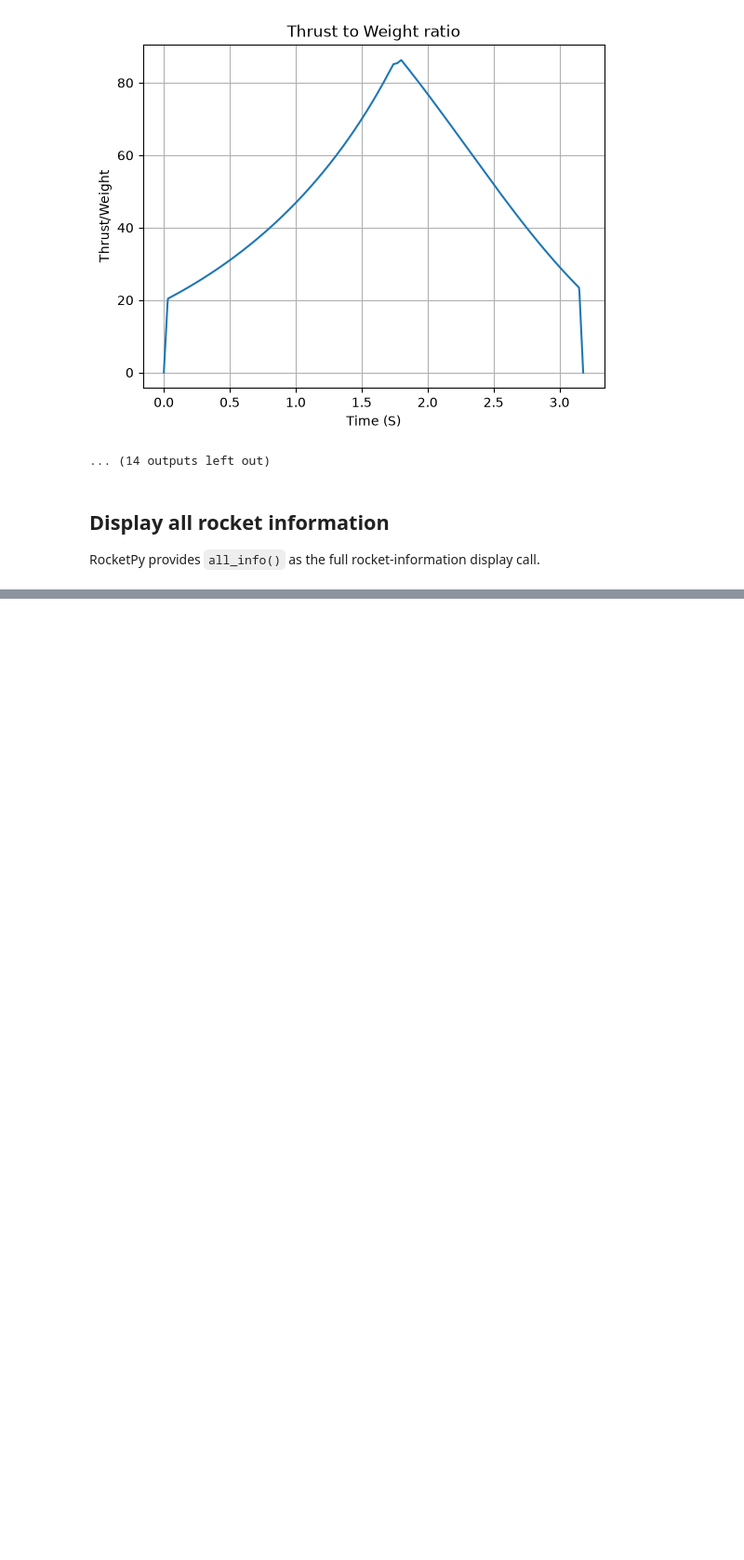
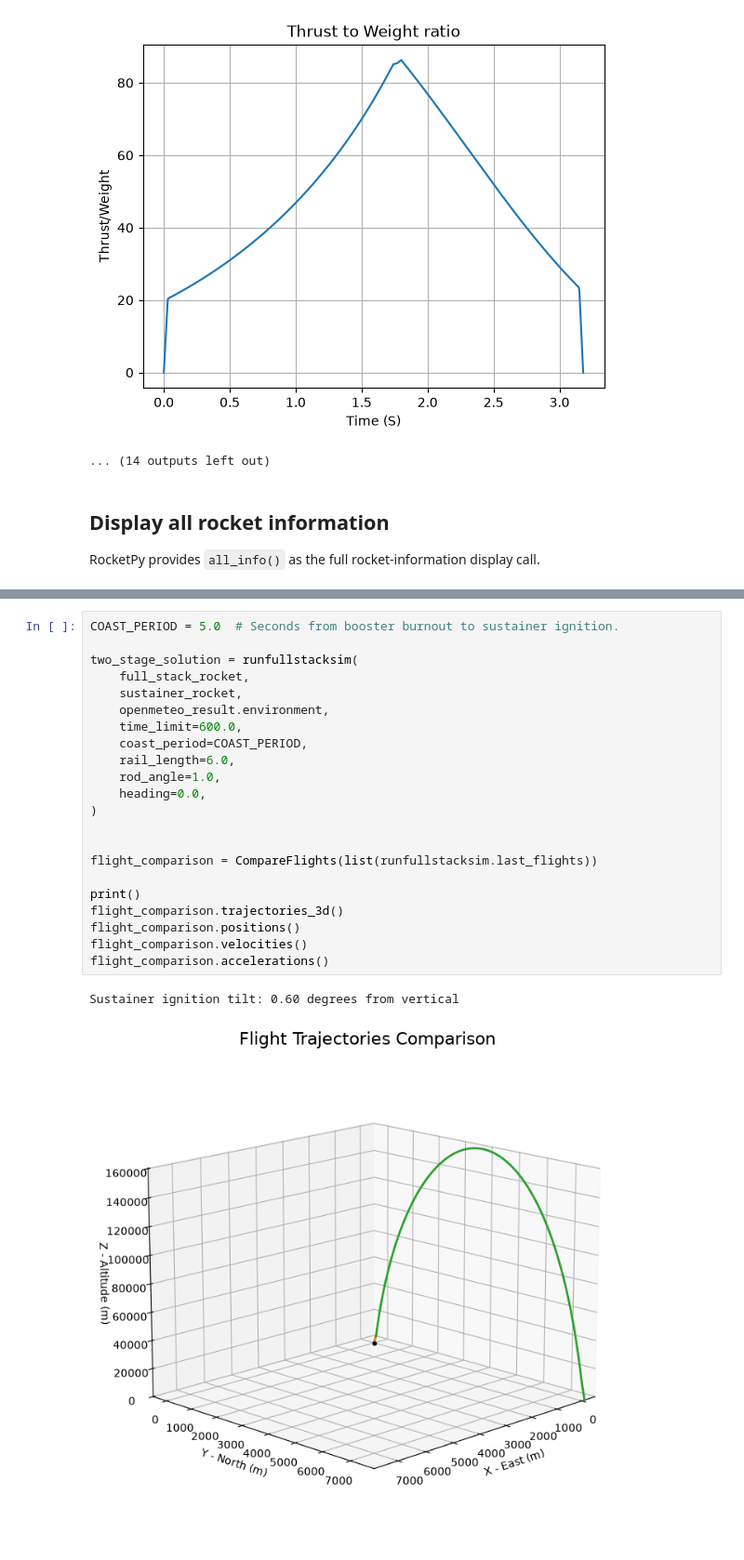
Before and after one commit to prs2026/farfromheaven, a Jupyter notebook: sims/rocketpy/singlesim.ipynb, the cells around one changed output, grey strips where cells are left out. Shown at 93% size. Cells and saved outputs as stored; diff of their text form; blank space fills up the shorter version.

```diff
--- a/sims/rocketpy/singlesim.ipynb
+++ b/sims/rocketpy/singlesim.ipynb
@@ -168,0 +269,25 @@ Average Function Evaluations per Time Step: 0.030
+# %%
+COAST_PERIOD = 5.0  # Seconds from booster burnout to sustainer ignition.
+
+two_stage_solution = runfullstacksim(
+    full_stack_rocket,
+    sustainer_rocket,
+    openmeteo_result.environment,
+    time_limit=600.0,
+    coast_period=COAST_PERIOD,
+    rail_length=6.0,
+    rod_angle=1.0,
+    heading=0.0,
+)
+
+
+flight_comparison = CompareFlights(list(runfullstacksim.last_flights))
+
+print()
+flight_comparison.trajectories_3d()
+flight_comparison.positions()
+flight_comparison.velocities()
+flight_comparison.accelerations()
+# %% [output]
+Sustainer ignition tilt: 0.60 degrees from vertical
+[figure, added]
```
Also changed, not shown: parts of 6 cells of this notebook, 11 other files.
